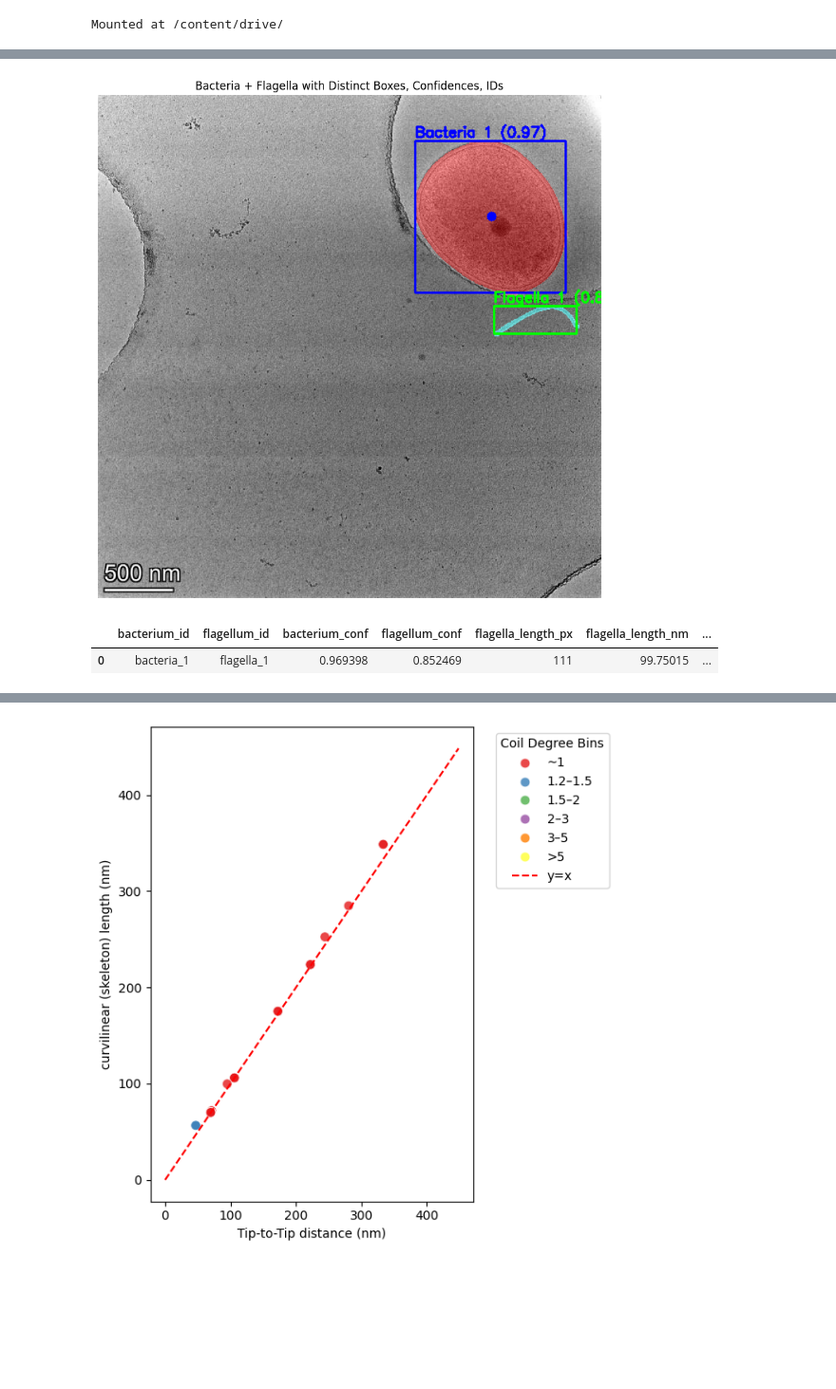
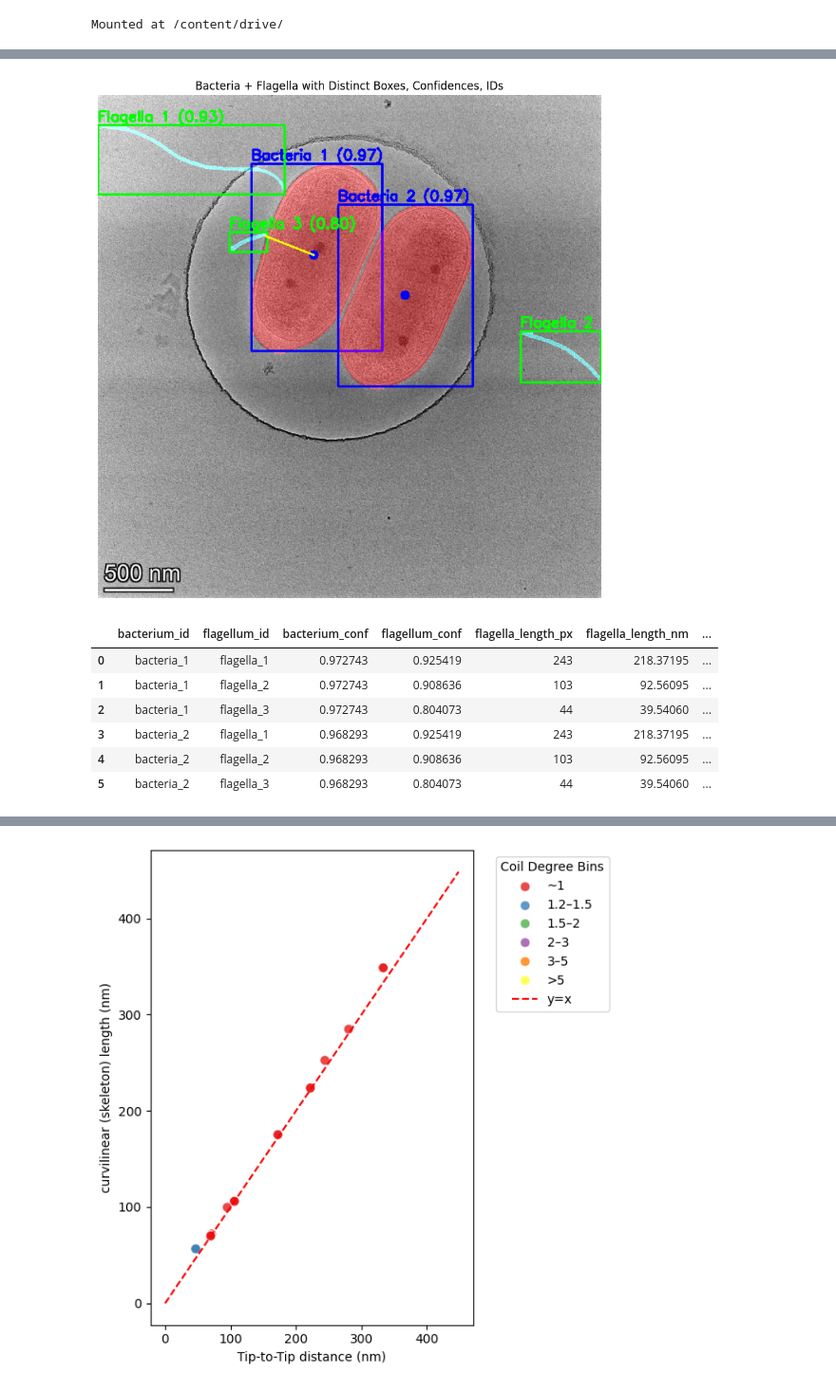
Before and after one commit to Sireesiru/Cryo-EM-Ultrastructures, a Jupyter notebook: Bacteria_Flagella_Interaction_Tool.ipynb, the cells around one changed output, grey strips where cells are left out. Shown at 95% size. Drawn from its saved outputs; the diff is of its cells as text; code cells hidden in the pictures; blank space fills up the shorter version.

```diff
--- a/Bacteria_Flagella_Interaction_Tool.ipynb
+++ b/Bacteria_Flagella_Interaction_Tool.ipynb
@@ -54,8 +54,7 @@ import matplotlib.pyplot as plt
 # ----------------------------
 
 model = YOLO("Cryo-EM-Ultrastructures/models/best_flagella.pt")   # segmentation model
-test_image = "Cryo-EM-Ultrastructures/Datasets/Flagella Interaction/48_Camera-Falcon-1828-Falcon_R2A_dyn_png.rf.34fee78f5e7c19178d8b0cd5a6f6def5.jpg"
-
+test_image = "/content/Cryo-EM-Ultrastructures/Datasets/Flagella Interaction/106_Camera-Falcon-2326-Falcon_MOPSsuc_dyn_png.rf.9df5bc6ed8f81e0ecfb92c0e229e0a98.jpg"
 nm_per_px = 0.89865
 
 # ----------------------------
@@ -144,36 +143,41 @@ for b_id, bmask_bin, b_conf in bacteria_list:
             cv2.line(overlay, (cx, cy), pt_contact, (0, 255, 255), 2)  # yellow line
         else:
             angle = None
 
         results_list.append([
             f"bacteria_{b_id}", f"flagella_{f_id}",
             b_conf, f_conf,
             length_px, length_nm, cx, cy, angle
         ])
 
 # ----------------------------
 # Show overlay
 # ----------------------------
 plt.figure(figsize=(10, 10))
 plt.imshow(cv2.cvtColor(overlay, cv2.COLOR_BGR2RGB))
 plt.title("Bacteria + Flagella with Distinct Boxes, Confidences, IDs")
 plt.axis("off")
 plt.show()
 
 # ----------------------------
 # Save results to DataFrame
 # ----------------------------
 df = pd.DataFrame(results_list, columns=[
     "bacterium_id", "flagellum_id",
     "bacterium_conf", "flagellum_conf",
     "flagella_length_px", "flagella_length_nm",
     "bacterium_cx", "bacterium_cy", "attachment_angle_deg"
 ])
 display(df)
 # %% [output]
-[figure, old version]
+[figure, new version]
 |  | bacterium_id | flagellum_id | bacterium_conf | flagellum_conf | flagella_length_px | flagella_length_nm | ... |
-| 0 | bacteria_1 | flagella_1 | 0.969398 | 0.852469 | 111 | 99.75015 | ... |
+| 0 | bacteria_1 | flagella_1 | 0.972743 | 0.925419 | 243 | 218.37195 | ... |
+| 1 | bacteria_1 | flagella_2 | 0.972743 | 0.908636 | 103 | 92.56095 | ... |
+| 2 | bacteria_1 | flagella_3 | 0.972743 | 0.804073 | 44 | 39.54060 | ... |
+| 3 | bacteria_2 | flagella_1 | 0.968293 | 0.925419 | 243 | 218.37195 | ... |
+| 4 | bacteria_2 | flagella_2 | 0.968293 | 0.908636 | 103 | 92.56095 | ... |
+| 5 | bacteria_2 | flagella_3 | 0.968293 | 0.804073 | 44 | 39.54060 | ... |
 # %%
 ########## REPEAT FOR ALL BACTERIA IN TEST FOLDER
 import os, cv2, numpy as np, pandas as pd
```
Also changed, not shown: parts of 1 cell of this notebook.
